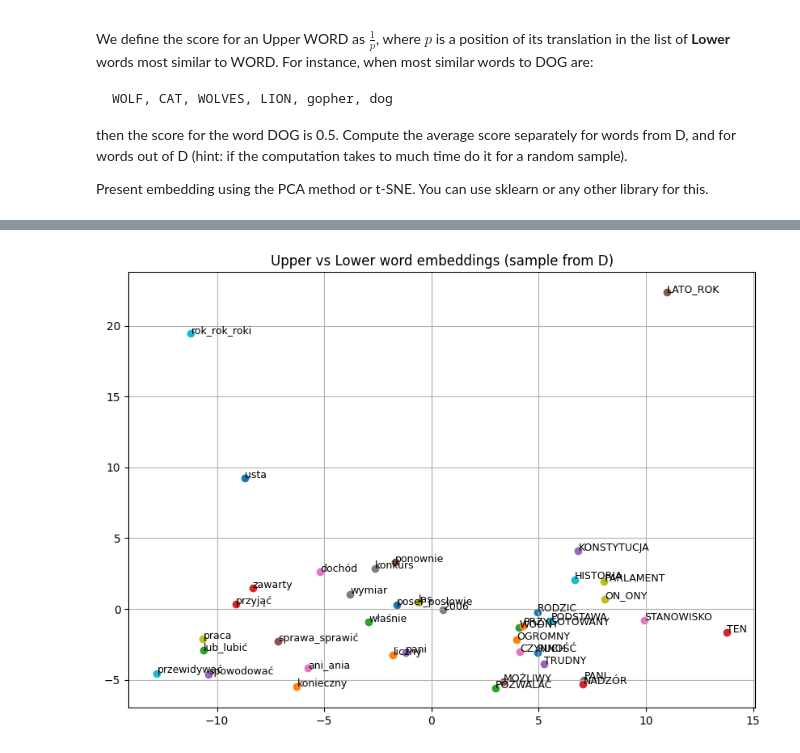
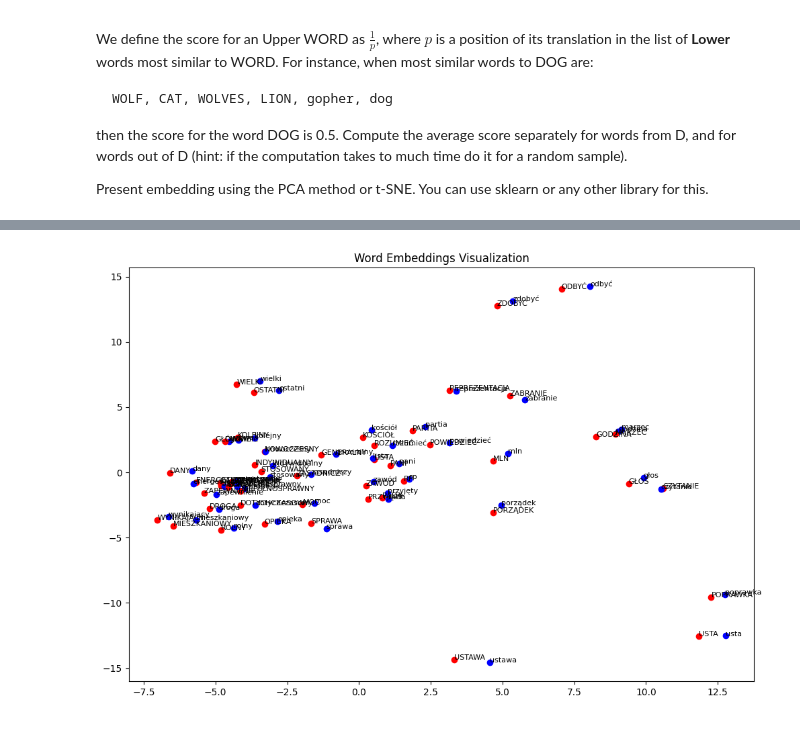
Before and after one commit to PatrykFlama/UWr, a Jupyter notebook: Sem6/NN/List5/Task3.ipynb, the cells around one changed output, grey strips where cells are left out. Cells and saved outputs as stored; diff of their text form; code cells hidden in the pictures.

```diff
--- a/Sem6/NN/List5/Task3.ipynb
+++ b/Sem6/NN/List5/Task3.ipynb
@@ -62,10 +64,5 @@ D = extract_word_pairs(upper_sentences, lower_sentences)
 # %%
-# mixed corpus with translations
-def mix_corpora(upper, lower, D):
-    mixed_sentences = []
-    for sentence in upper:
-        new_sent = [D.get(w, w) for w in sentence]
-        mixed_sentences.append(new_sent)
-    return upper + lower + mixed_sentences
+modified_upper = [[D.get(word, word) for word in sent] for sent in upper_sentences]
+modified_lower = [[reverse_D.get(word, word) for word in sent] for sent in lower_sentences]
 
-all_sentences = mix_corpora(upper_sentences, lower_sentences, D)
+combined_corpus = upper_sentences + lower_sentences + modified_upper + modified_lower
@@ -72,5 +75,6 @@ all_sentences = mix_corpora(upper_sentences, lower_sentences, D)
 # %%
-model = Word2Vec(sentences=all_sentences, vector_size=100, window=5, min_count=1, workers=6, epochs=10)
+model = Word2Vec(combined_corpus, vector_size=100, window=5, min_count=1, workers=6)
+wv = model.wv
 # %%
 # evaluate translation quality
 def compute_score(model, D, all_words, sample_size=1000):
@@ -108,20 +112,28 @@ Average score for out-of-D words: 0.0811
 # %%
-def visualize_words(model, words, title):
-    vectors = [model.wv[w] for w in words if w in model.wv]
-    labels = [w for w in words if w in model.wv]
+d_words = list(D.keys())
+def plot_embeddings(words, translations, wv):
+    vectors = []
+    labels = []
+    for w, t in zip(words, translations):
+        if w in wv and t in wv:
+            vectors.extend([wv[w], wv[t]])
+            labels.extend([w, t])
 
     pca = PCA(n_components=2)
     reduced = pca.fit_transform(vectors)
 
-    plt.figure(figsize=(10, 7))
-    for i, word in enumerate(labels):
-        plt.scatter(reduced[i, 0], reduced[i, 1])
-        plt.text(reduced[i, 0]+0.01, reduced[i, 1]+0.01, word, fontsize=9)
-    plt.title(title)
-    plt.grid(True)
+    plt.figure(figsize=(12, 8))
+    for i, label in enumerate(labels):
+        x, y = reduced[i]
+        color = 'red' if label.isupper() else 'blue'
+        plt.scatter(x, y, c=color)
+        plt.text(x, y, label, fontsize=8)
+
+    plt.title('Word Embeddings Visualization')
     plt.show()
 
-sample_words = random.sample(list(D.keys()), 20) + [D[k] for k in random.sample(list(D.keys()), 20)]
-visualize_words(model, sample_words, "Upper vs Lower word embeddings (sample from D)")
+sample_words = random.sample(d_words, 50)
+sample_trans = [D[w] for w in sample_words]
+plot_embeddings(sample_words, sample_trans, wv)
 # %% [output]
-[figure, old version]
+[figure, new version]
```
Also changed, not shown: parts of 9 cells of this notebook.
